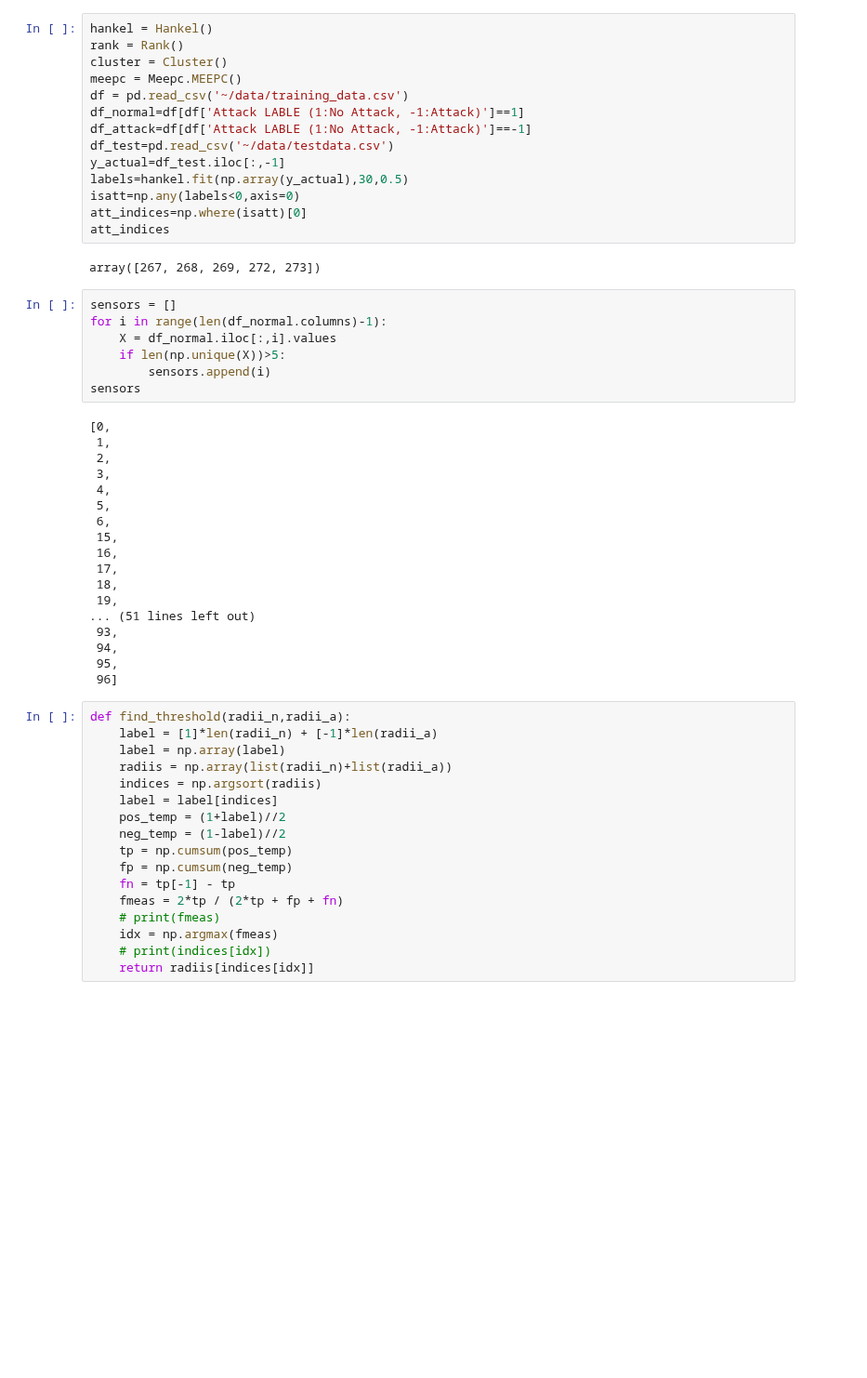
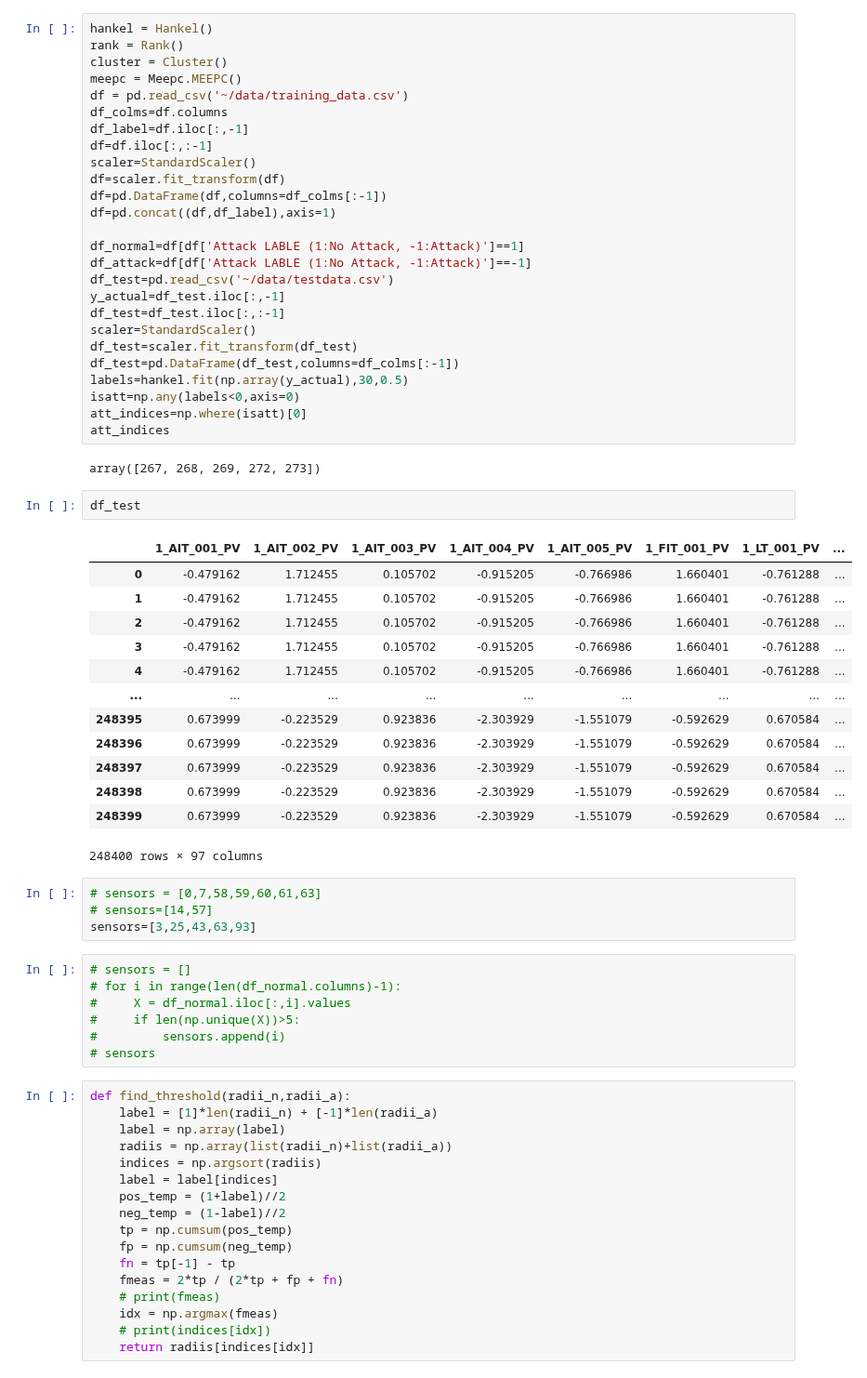
Before and after one commit to manu1003/meepc, a Jupyter notebook: manipulation10.ipynb, the cells around one changed output. Shown at 93% size. Saved outputs shown, nothing was run; the diff lists cells and outputs as text; blank space fills up the shorter version.

```diff
--- a/manipulation10.ipynb
+++ b/manipulation10.ipynb
@@ -12,41 +13,55 @@ rank = Rank()
 cluster = Cluster()
 meepc = Meepc.MEEPC()
 df = pd.read_csv('~/data/training_data.csv')
+df_colms=df.columns
+df_label=df.iloc[:,-1]
+df=df.iloc[:,:-1]
+scaler=StandardScaler()
+df=scaler.fit_transform(df)
+df=pd.DataFrame(df,columns=df_colms[:-1])
+df=pd.concat((df,df_label),axis=1)
+
 df_normal=df[df['Attack LABLE (1:No Attack, -1:Attack)']==1]
 df_attack=df[df['Attack LABLE (1:No Attack, -1:Attack)']==-1]
 df_test=pd.read_csv('~/data/testdata.csv')
 y_actual=df_test.iloc[:,-1]
+df_test=df_test.iloc[:,:-1]
+scaler=StandardScaler()
+df_test=scaler.fit_transform(df_test)
+df_test=pd.DataFrame(df_test,columns=df_colms[:-1])
 labels=hankel.fit(np.array(y_actual),30,0.5)
 isatt=np.any(labels<0,axis=0)
 att_indices=np.where(isatt)[0]
 att_indices
 # %% [output]
 array([267, 268, 269, 272, 273])
+# %%
+df_test
+# %% [output]
+|  | 1_AIT_001_PV | 1_AIT_002_PV | 1_AIT_003_PV | 1_AIT_004_PV | 1_AIT_005_PV | 1_FIT_001_PV | 1_LT_001_PV | ... |
+| 0 | -0.479162 | 1.712455 | 0.105702 | -0.915205 | -0.766986 | 1.660401 | -0.761288 | ... |
+| 1 | -0.479162 | 1.712455 | 0.105702 | -0.915205 | -0.766986 | 1.660401 | -0.761288 | ... |
+| 2 | -0.479162 | 1.712455 | 0.105702 | -0.915205 | -0.766986 | 1.660401 | -0.761288 | ... |
+| 3 | -0.479162 | 1.712455 | 0.105702 | -0.915205 | -0.766986 | 1.660401 | -0.761288 | ... |
+| 4 | -0.479162 | 1.712455 | 0.105702 | -0.915205 | -0.766986 | 1.660401 | -0.761288 | ... |
+| ... | ... | ... | ... | ... | ... | ... | ... | ... |
+| 248395 | 0.673999 | -0.223529 | 0.923836 | -2.303929 | -1.551079 | -0.592629 | 0.670584 | ... |
+| 248396 | 0.673999 | -0.223529 | 0.923836 | -2.303929 | -1.551079 | -0.592629 | 0.670584 | ... |
+| 248397 | 0.673999 | -0.223529 | 0.923836 | -2.303929 | -1.551079 | -0.592629 | 0.670584 | ... |
+| 248398 | 0.673999 | -0.223529 | 0.923836 | -2.303929 | -1.551079 | -0.592629 | 0.670584 | ... |
+| 248399 | 0.673999 | -0.223529 | 0.923836 | -2.303929 | -1.551079 | -0.592629 | 0.670584 | ... |
+248400 rows × 97 columns
+# %%
+# sensors = [0,7,58,59,60,61,63]
+# sensors=[14,57]
+sensors=[3,25,43,63,93]
 # %%
-sensors = []
-for i in range(len(df_normal.columns)-1):
-    X = df_normal.iloc[:,i].values
-    if len(np.unique(X))>5:
-        sensors.append(i)
-sensors
+# sensors = []
+# for i in range(len(df_normal.columns)-1):
+#     X = df_normal.iloc[:,i].values
+#     if len(np.unique(X))>5:
+#         sensors.append(i)
+# sensors
-# %% [output]
-[0,
- 1,
- 2,
- 3,
- 4,
- 5,
- 6,
- 15,
- 16,
- 17,
- 18,
- 19,
-... (51 lines left out)
- 93,
- 94,
- 95,
- 96]
 # %%
 def find_threshold(radii_n,radii_a):
     label = [1]*len(radii_n) + [-1]*len(radii_a)
```
Also changed, not shown: parts of 3 cells of this notebook, 3 other files.
